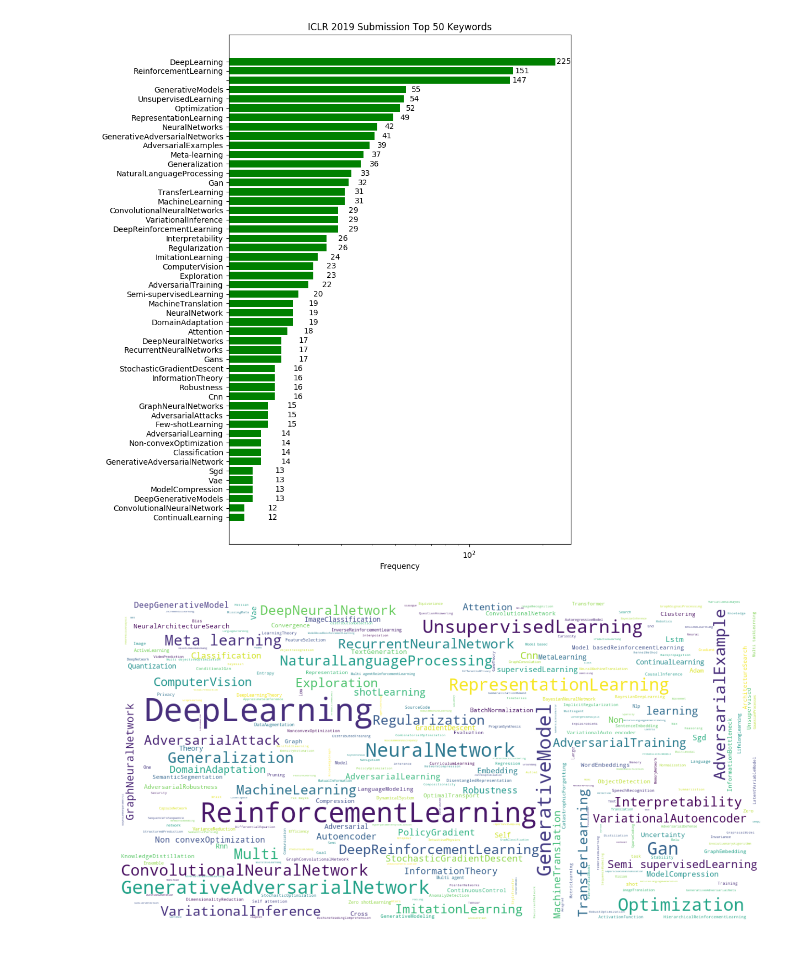
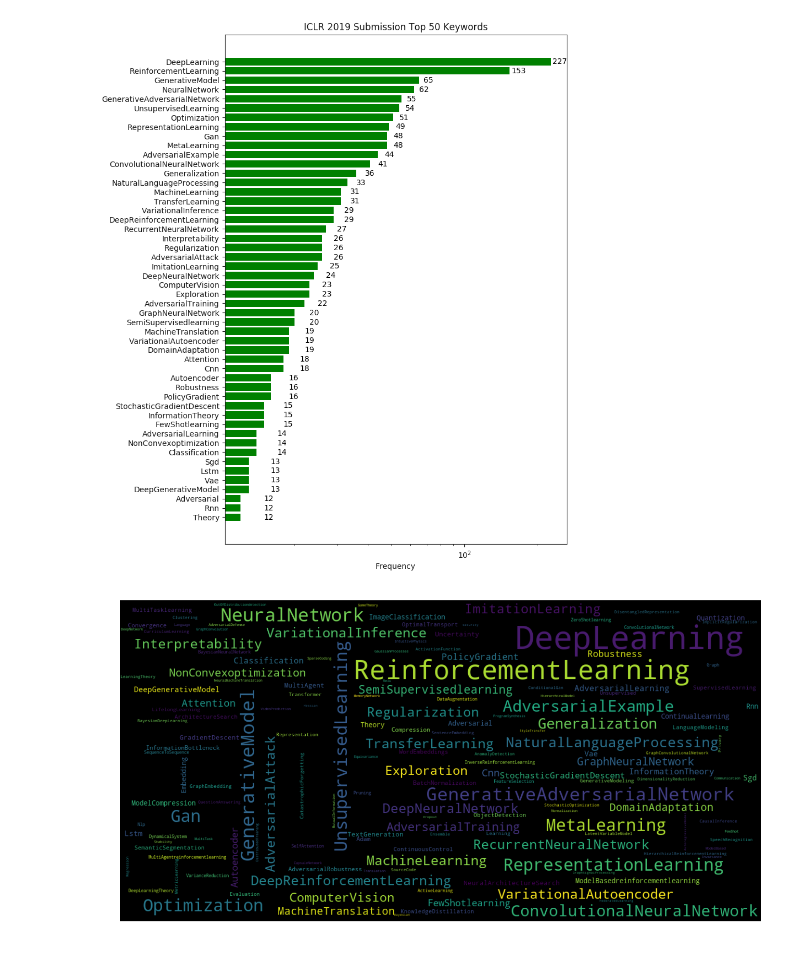
Before and after one commit to shaohua0116/ICLR2019-OpenReviewData, a Jupyter notebook: demo.ipynb, the cells around one changed output. Saved outputs shown, nothing was run; the diff lists cells and outputs as text; code cells hidden in the pictures.

```diff
--- a/demo.ipynb
+++ b/demo.ipynb
@@ -137,0 +228,23 @@ plt.show()
+# %%
+keywords_list_subset = [k for k in keywords_list if k.frequency > 9]
+print(len(keywords_list_subset))
+y = [k.average_rating() for k in keywords_list_subset]
+x = [np.log2(k.frequency) for k in keywords_list_subset]
+key = [k.keyword for k in keywords_list_subset]
+
+# Create dataframe
+df = pd.DataFrame({
+'Frequency': x,
+'AverageRating': y,
+'Keyword': key
+})
+
+sns.set(font_scale=1)
+fig = plt.figure(figsize=(12, 12))
+p1 = sns.regplot(data=df, x="Frequency", y="AverageRating", fit_reg=False,
+                 marker="o", color="red", logx=True, scatter_kws={'s': 8})
+for line in range(0, df.shape[0]):
+     p1.text(df.Frequency[line], df.AverageRating[line], df.Keyword[line],
+             horizontalalignment='left',
+             size='small', color='black', alpha=0.6)
+plt.show()
@@ -138,14 +254,13 @@ plt.show()
 # %%
-# Show 50 most common keywords and their frequencies
-from collections import Counter
+# Show N most common keywords and their frequencies
 num_keyowrd = 50
-keywords_hist = Counter(keywords).most_common(num_keyowrd)
+keywords_hist_vis = keywords_hist.most_common(num_keyowrd)
 
 plt.rcdefaults()
 fig, ax = plt.subplots(figsize=(8, 12))
 
-key = [k[0] for k in keywords_hist]
-value = [k[1] for k in keywords_hist]
+key = [k[0] for k in keywords_hist_vis]
+value = [k[1] for k in keywords_hist_vis]
 y_pos = np.arange(len(key))
 ax.barh(y_pos, value, align='center', color='green', ecolor='black', log=True)
 ax.set_yticks(y_pos)
@@ -159,19 +274,19 @@ ax.set_title('ICLR 2019 Submission Top {} Keywords'.format(num_keyowrd))
 
 plt.show()
 # %% [output]
-[figure, old version]
+[figure, new version]
 # %%
 # Show the word cloud forming by keywords
 from wordcloud import WordCloud
-wordcloud = WordCloud(max_font_size=64, max_words=300,
+wordcloud = WordCloud(max_font_size=64, max_words=160,
                       width=1280, height=640,
-                      background_color="white").generate(' '.join(keywords))
+                      background_color="black").generate(' '.join(keywords))
 plt.figure(figsize=(16, 8))
 plt.imshow(wordcloud, interpolation="bilinear")
 plt.axis("off")
 plt.show()
 # %% [output]
-[figure, old version]
+[figure, new version]
 # %%
 # Show the word cloud with an ICLR logo
 from imageio import imread
```
Also changed, not shown: parts of 11 cells of this notebook, 9 other files.
